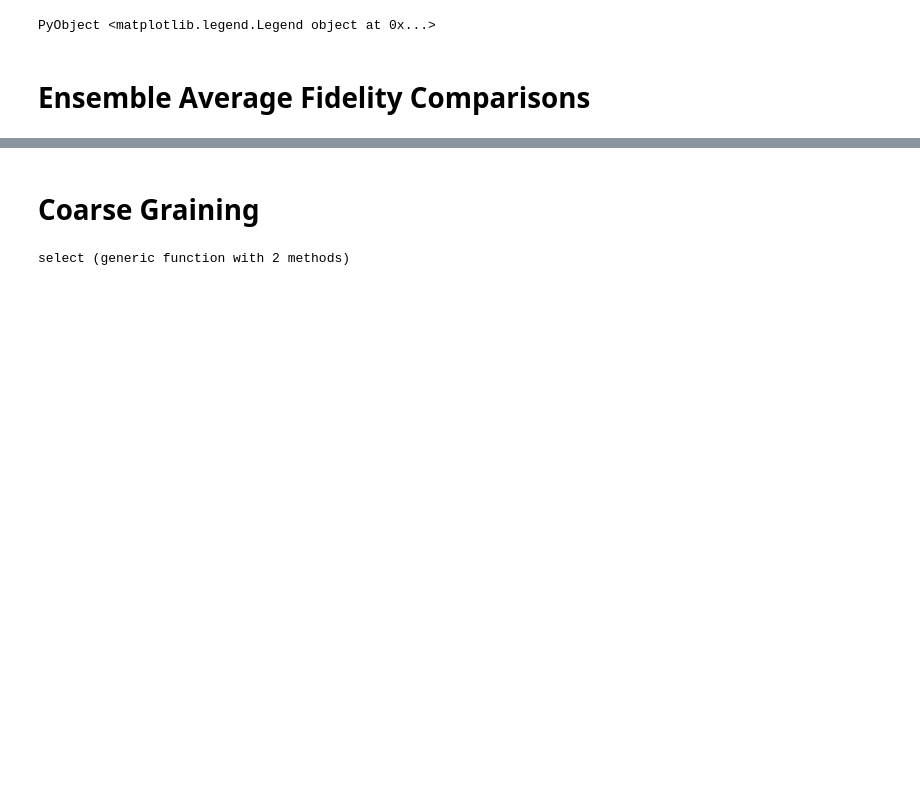
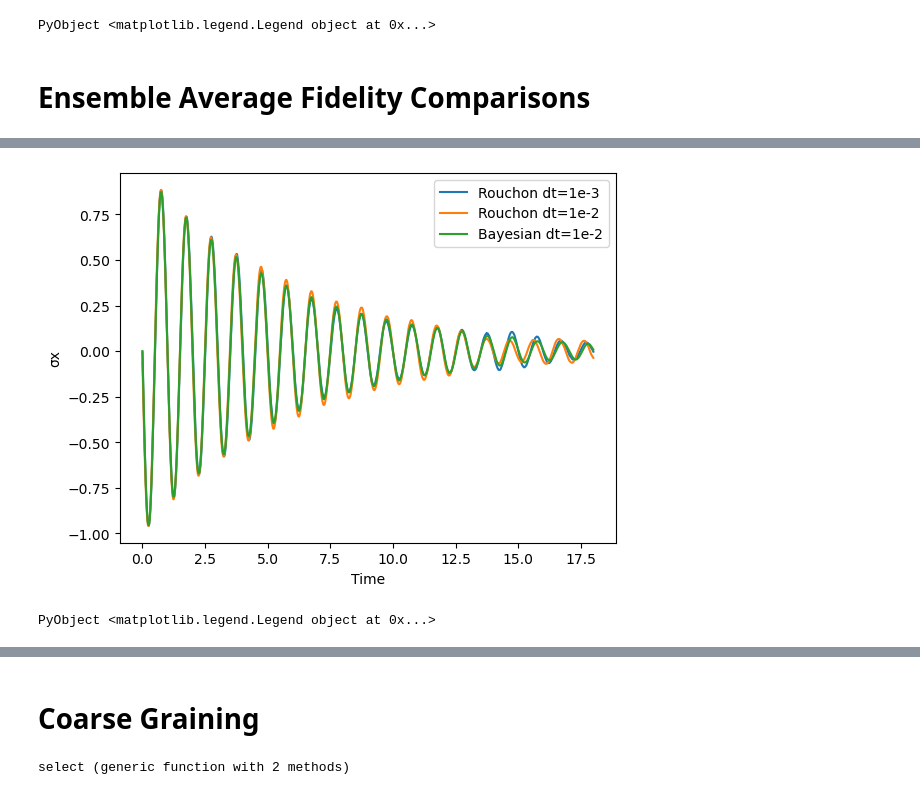
Before and after one commit to chapman-iqs/QuantumCircuits.jl, a Jupyter notebook: QC.ipynb, the cells around one changed output, grey strips where cells are left out. Cells and saved outputs as stored; diff of their text form; code cells hidden in the pictures; blank space fills up the shorter version.

```diff
--- a/QC.ipynb
+++ b/QC.ipynb
@@ -306 +298,11 @@ btt2, bρct2 = @time ensemble(bayesian, T, u, H0, [J0], [C0]; dt=dt, N=500);
+# %%
+plt.plot(tt1, map(x -> x[1], expects.(average(ρt1)[1,:])), label="Rouchon dt=1e-3")
+plt.plot(btt2, map(x -> x[1], expects.(average(ρt3)[1,:])), label="Rouchon dt=1e-2")
+plt.plot(btt2, map(x -> x[1], expects.(average(bρt2)[1,:])), label="Bayesian dt=1e-2")
+plt.xlabel("Time")
+plt.ylabel("σx")
+plt.legend()
+# %% [output]
+[figure, added]
+PyObject <matplotlib.legend.Legend object at 0x...>
 # %%
```
Also changed, not shown: parts of 35 cells of this notebook, 2 other files.
